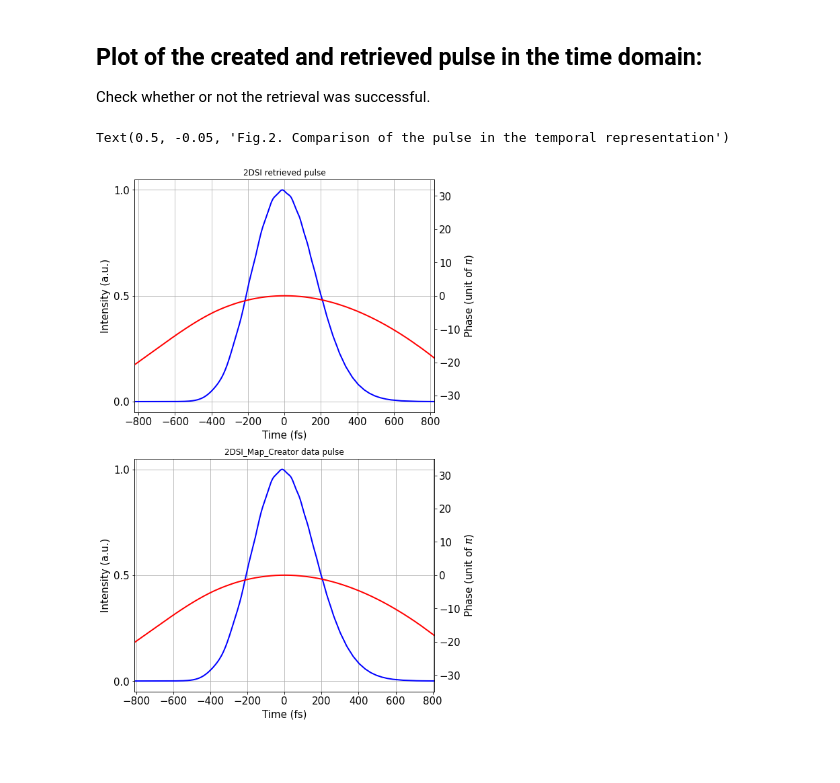
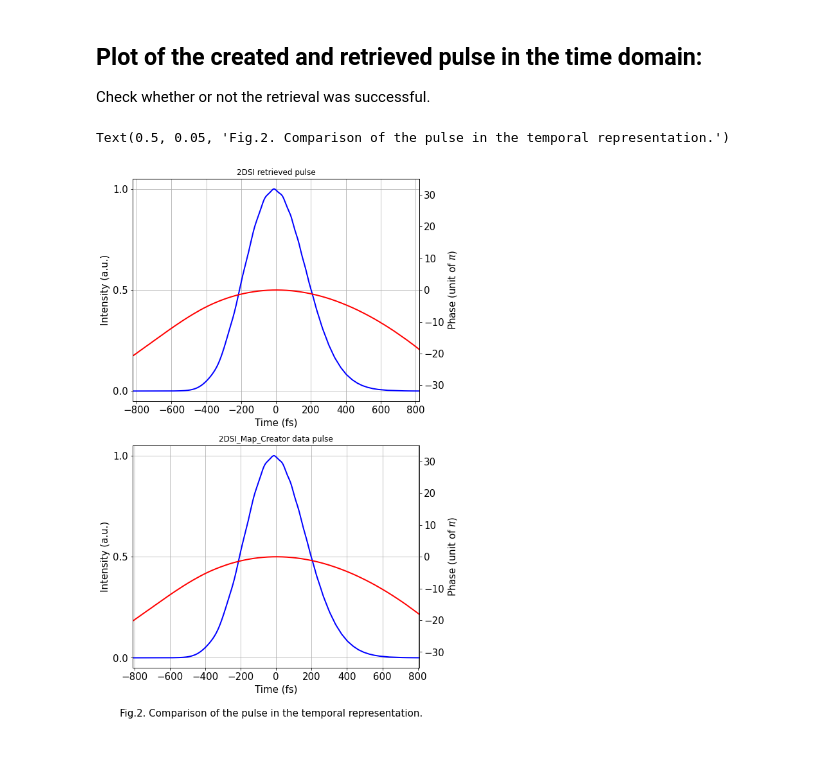
Before and after one commit to tobikugel/2DSI_algorithm, a Jupyter notebook: Pulse_Displayer.ipynb, the cells around one changed output. Drawn from its saved outputs; the diff is of its cells as text; code cells hidden in the pictures.

```diff
--- a/Pulse_Displayer.ipynb
+++ b/Pulse_Displayer.ipynb
@@ -267,36 +267,36 @@ ax = figPulse_t.add_subplot(212)
 
 #Intensity over time axis
 ax.plot(t_ifft * 10**3, I_t_Comp, color = 'blue', linewidth = 2)
 ax.set_yticks([0, 0.5, 1])
 
 #Phase axis
 ax1 = ax.twinx()
 ax1.plot(t_ifft * 10**3, -phase_t_Comp / np.pi, linewidth = 2, color ='red')
 
 #title and labels
 ax.set_xlabel("Time (fs)", fontsize = 15)
 ax.set_ylabel("Intensity (a.u.)", fontsize = 15)
 ax1.set_ylabel('Phase (unit of $\pi$)', fontsize = 15)
 ax.set_title("2DSI_Map_Creator data pulse")
 ax.tick_params(axis = 'both', which = 'major', labelsize = 15)
 ax1.tick_params(axis = 'both', which = 'major', labelsize = 15)
 
 
 #Limits
 ax.set_xlim((-2 * FWHM_Comp * 1000, 2 * FWHM_Comp * 1000)) #automatic scaling of the time-axis from -2*FWHM to 2*FWHM
 ax1.set_ylim((-35, 35))
 
 #Grids
 ax.grid()
 
 #Figure Caption
 figurecounter = 2                                                            #Counter for the figure number
 figurecaption = ('Fig.' + str(figurecounter) + '. ' \
-                 'Comparison of the pulse in the temporal representation')
+                 'Comparison of the pulse in the temporal representation.')
 
-figPulse_t.text(.5, -0.05, figurecaption, ha = 'center', fontsize = 15)
+figPulse_t.text(.5, 0.05, figurecaption, ha = 'center', fontsize = 15)
 # %% [output]
-Text(0.5, -0.05, 'Fig.2. Comparison of the pulse in the temporal representation')
+Text(0.5, 0.05, 'Fig.2. Comparison of the pulse in the temporal representation.')
-[figure, old version]
+[figure, new version]
 # %% [markdown]
 ####
```
Also changed, not shown: 2 other files.
